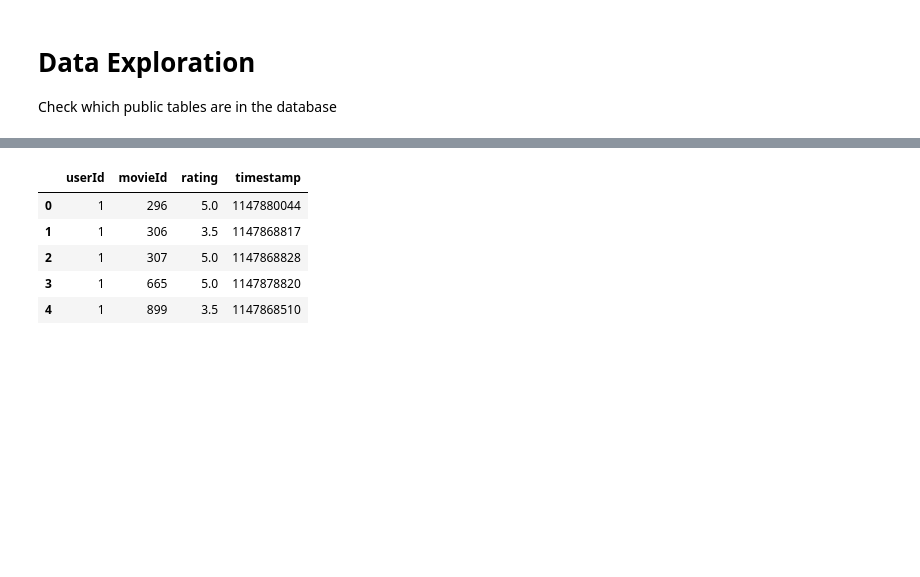
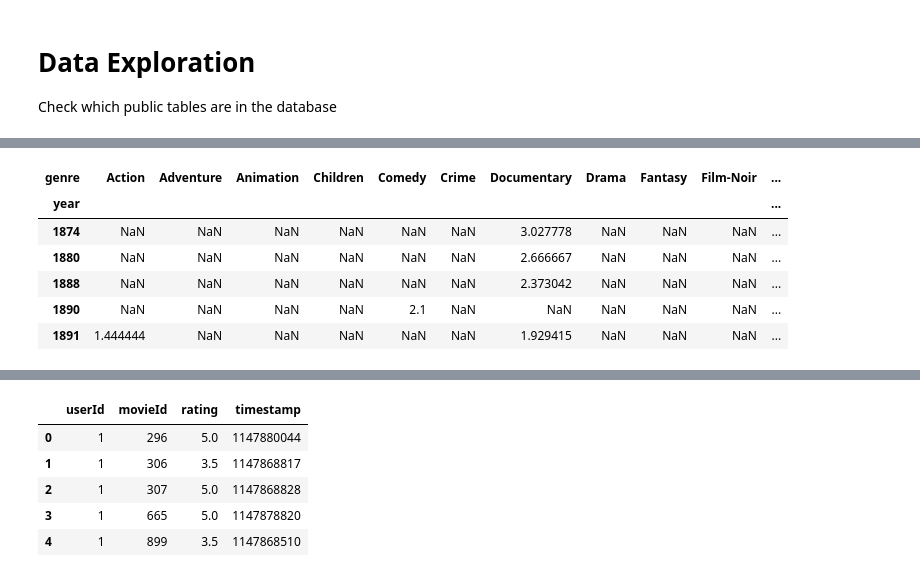
Before and after one commit to lorenz-gorini/bbva_assignment, a Jupyter notebook: notebooks/get_dataset.ipynb, the cells around one changed output, grey strips where cells are left out. Cells and saved outputs as stored; diff of their text form; code cells hidden in the pictures; blank space fills up the shorter version.

```diff
--- a/notebooks/get_dataset.ipynb
+++ b/notebooks/get_dataset.ipynb
@@ -48,0 +156,8 @@ print(record)
+# %%
+grouped_df = movies_df_single_genre.groupby(["year", "genres"]).size()
+
+# Pivoting the data and filling missing values with 0
+result = grouped_df.unstack(fill_value=0)
+# Sort years in ascending order
+result = result.sort_index(axis=1)
+result.index = result.index.astype(int)
@@ -48,0 +215,2 @@ print(record)
+# %%
+relative_result = result.div(result.sum(axis=1), axis=0)
@@ -53,0 +375,12 @@ print(record)
+# %%
+# Extract the year from the title e.g. 1995
+col_w_brackets = avg_rating_by_movie_df.title.str.extract("(\(\d\d\d\d\))", expand=False)
+avg_rating_by_movie_df["year"] = col_w_brackets.str.extract("(\d\d\d\d)", expand=False)
+# Count NaN values in year column and remove them
+print(f"Number of NaN values in year column: {avg_rating_by_movie_df.year.isna().sum()}")
+avg_rating_by_movie_df = avg_rating_by_movie_df[~avg_rating_by_movie_df.year.isna()]
+# Convert year column to int
+avg_rating_by_movie_df["year"] = pd.to_numeric(avg_rating_by_movie_df.year, errors="coerce").astype(int)
+print(f"The count of values that were not numeric are: {avg_rating_by_movie_df.year.isna().sum()}")
+
+avg_rating_by_movie_df.head()
@@ -53,0 +417,18 @@ print(record)
+# %%
+grouped_df = avg_rating_by_movie_df.groupby(["year", "genre"])["avg_rating"].mean()
+
+# Pivoting the data and filling missing values with 0
+avg_rating_by_year_genre_df = grouped_df.unstack()
+# Sort years in ascending order
+avg_rating_by_year_genre_df = avg_rating_by_year_genre_df.sort_index(axis=1)
+avg_rating_by_year_genre_df.index = avg_rating_by_year_genre_df.index.astype(int)
+# %%
+avg_rating_by_year_genre_df.head()
+# %% [output]
+| genre | Action | Adventure | Animation | Children | Comedy | Crime | Documentary | Drama | Fantasy | Film-Noir | ... |
+| year |  |  |  |  |  |  |  |  |  |  | ... |
+| 1874 | NaN | NaN | NaN | NaN | NaN | NaN | 3.027778 | NaN | NaN | NaN | ... |
+| 1880 | NaN | NaN | NaN | NaN | NaN | NaN | 2.666667 | NaN | NaN | NaN | ... |
+| 1888 | NaN | NaN | NaN | NaN | NaN | NaN | 2.373042 | NaN | NaN | NaN | ... |
+| 1890 | NaN | NaN | NaN | NaN | 2.1 | NaN | NaN | NaN | NaN | NaN | ... |
+| 1891 | 1.444444 | NaN | NaN | NaN | NaN | NaN | 1.929415 | NaN | NaN | NaN | ... |
```
Also changed, not shown: parts of 50 cells of this notebook, 2 other files.
